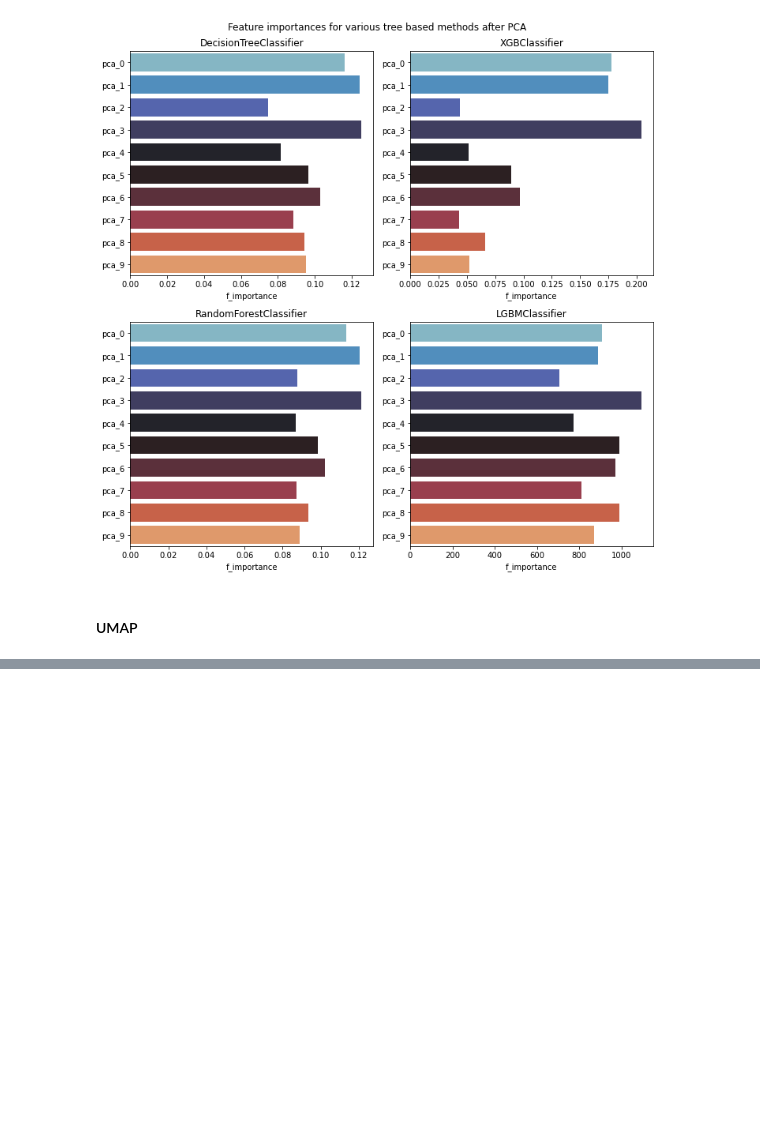
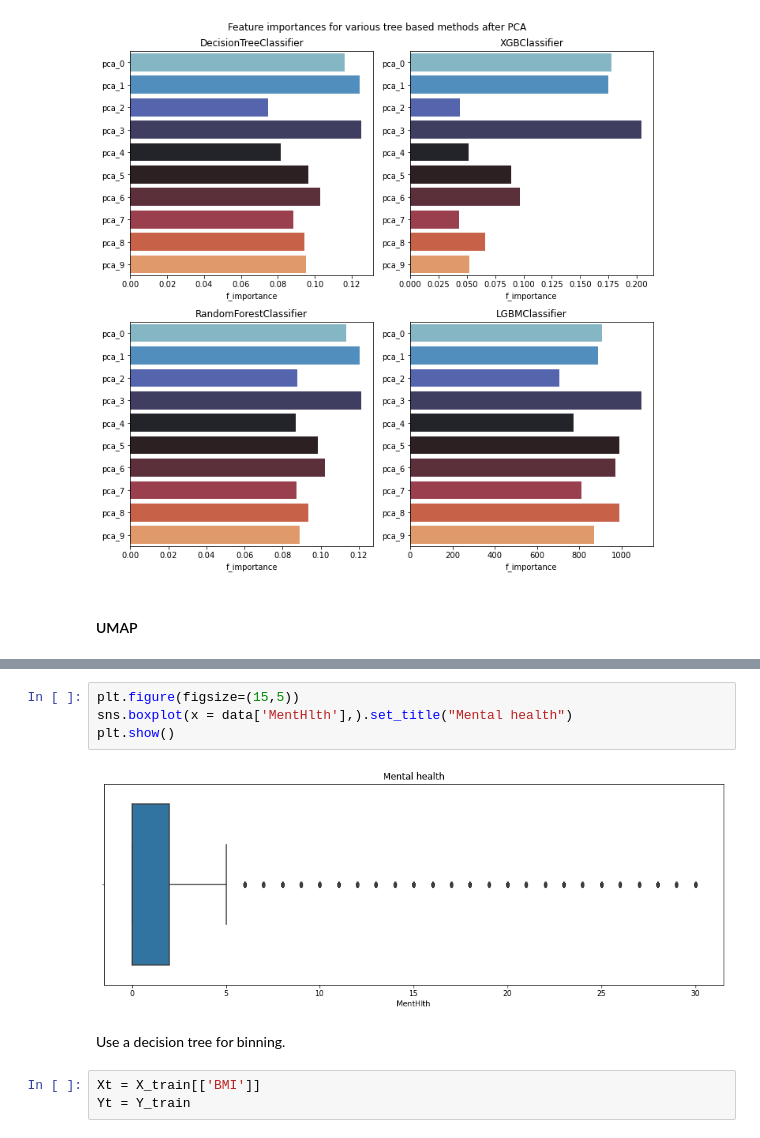
Before and after one commit to andnic51294/Diabetes_prediction, a Jupyter notebook: experimentation.ipynb, the cells around one changed output, grey strips where cells are left out. Cells and saved outputs as stored; diff of their text form; blank space fills up the shorter version.

```diff
--- a/experimentation.ipynb
+++ b/experimentation.ipynb
@@ -449,0 +499,11 @@ plt.show()
+# %%
+plt.figure(figsize=(15,5))
+sns.boxplot(x = data['MentHlth'],).set_title("Mental health")
+plt.show()
+# %% [output]
+[figure, added]
+# %% [markdown]
+Use a decision tree for binning.
+# %%
+Xt = X_train[['BMI']]
+Yt = Y_train
```
Also changed, not shown: parts of 87 cells of this notebook.
